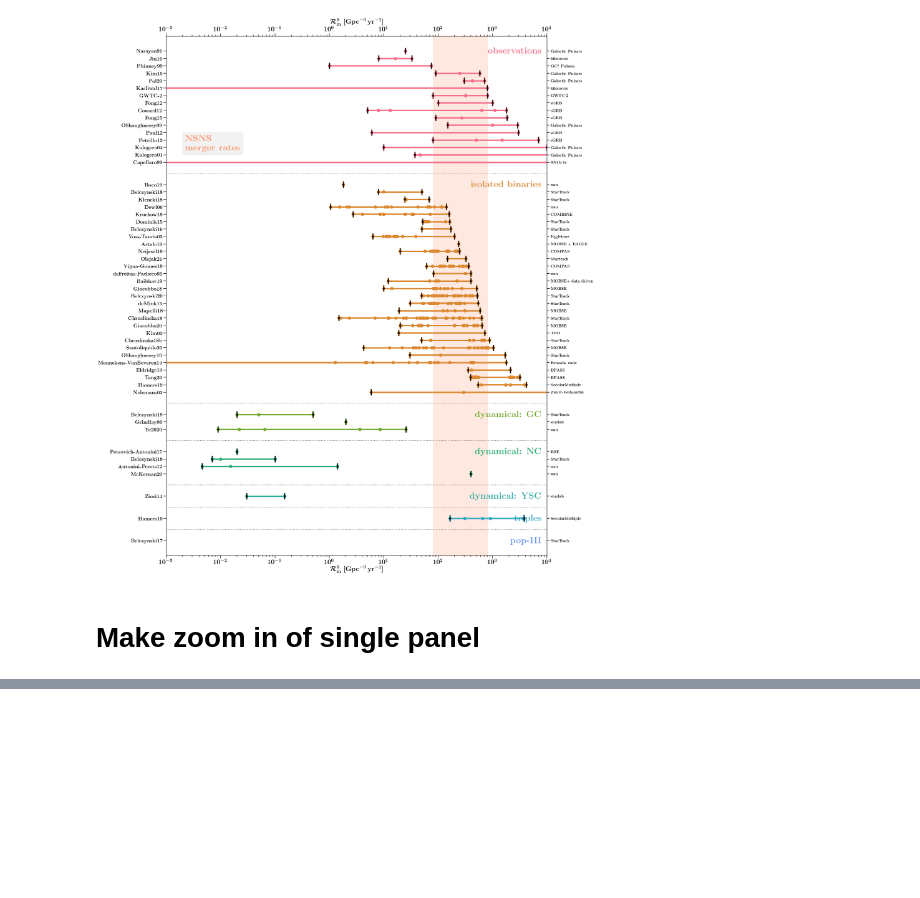
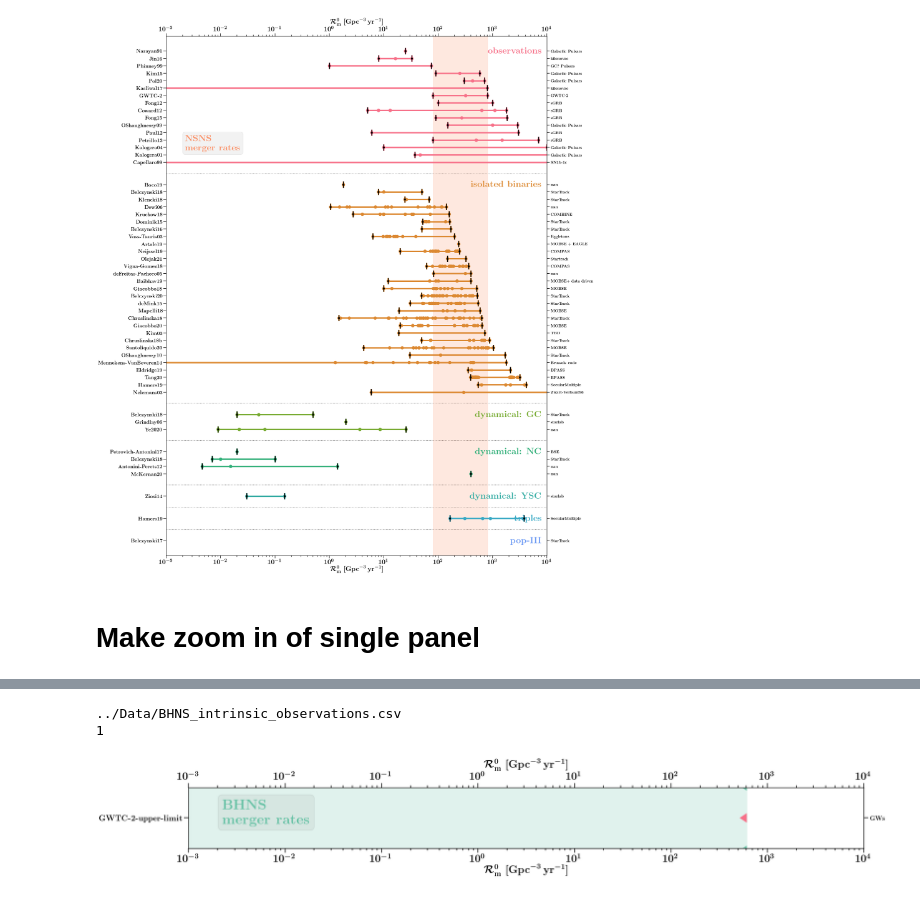
Before and after one commit to FloorBroekgaarden/BPS-comparison, a Jupyter notebook: plottingCode/make_Figure_1_main_rates.ipynb, the cells around one changed output, grey strips where cells are left out. Cells and saved outputs as stored; diff of their text form; code cells hidden in the pictures; blank space fills up the shorter version.

```diff
--- a/plottingCode/make_Figure_1_main_rates.ipynb
+++ b/plottingCode/make_Figure_1_main_rates.ipynb
@@ -843,0 +676,6 @@ make_figure_single(DCOtype='NSNS', ordered='max', label='observations')
+# %%
+make_figure_single(DCOtype='BHNS', ordered='code', label='observations')
+# %% [output]
+../Data/BHNS_intrinsic_observations.csv
+1
+[figure, added]
```
Also changed, not shown: parts of 4 cells of this notebook, 9 other files.
